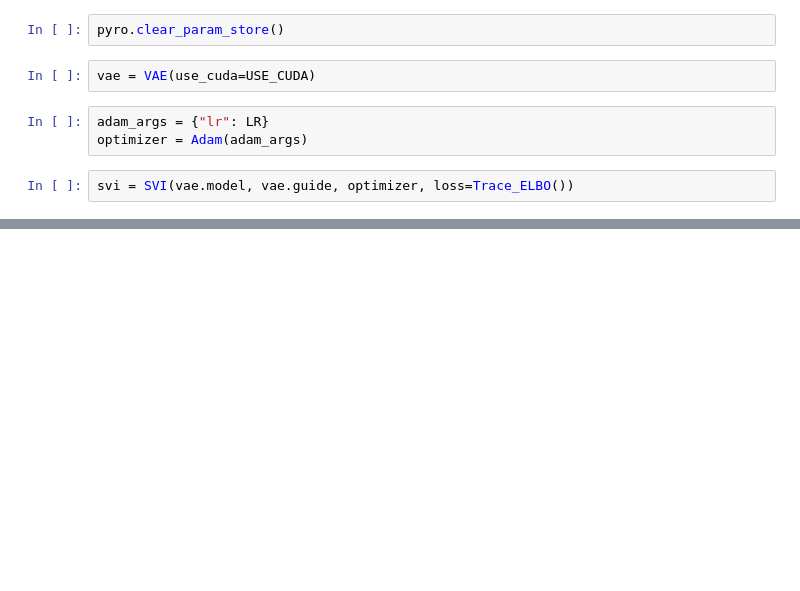
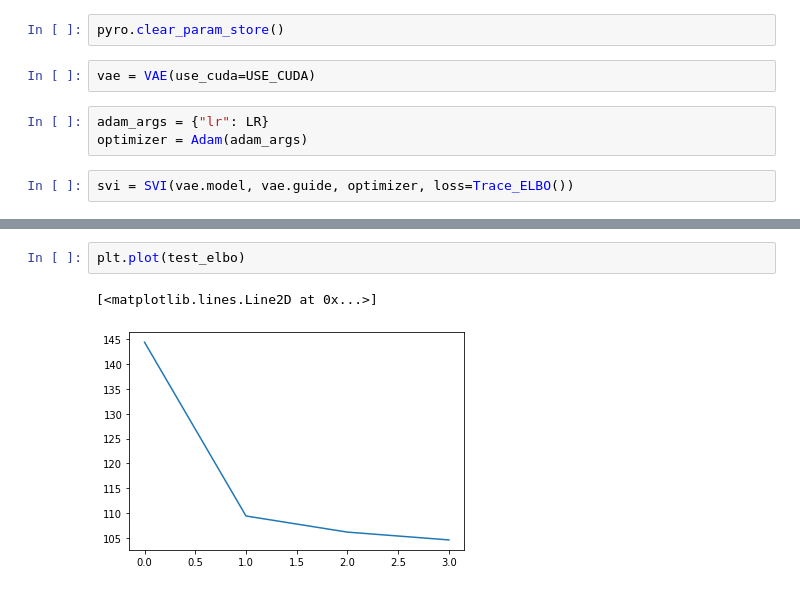
Before and after one commit to drclab/GP_VAE, a Jupyter notebook: drclab/VAE/vae_0.ipynb, the cells around one changed output, grey strips where cells are left out. Saved outputs shown, nothing was run; the diff lists cells and outputs as text; blank space fills up the shorter version.

```diff
--- a/drclab/VAE/vae_0.ipynb
+++ b/drclab/VAE/vae_0.ipynb
@@ -194,0 +237,5 @@ torch.Size([128, 784])
+# %%
+plt.plot(test_elbo)
+# %% [output]
+[<matplotlib.lines.Line2D at 0x...>]
+[figure, added]
```
Also changed, not shown: parts of 26 cells of this notebook.
